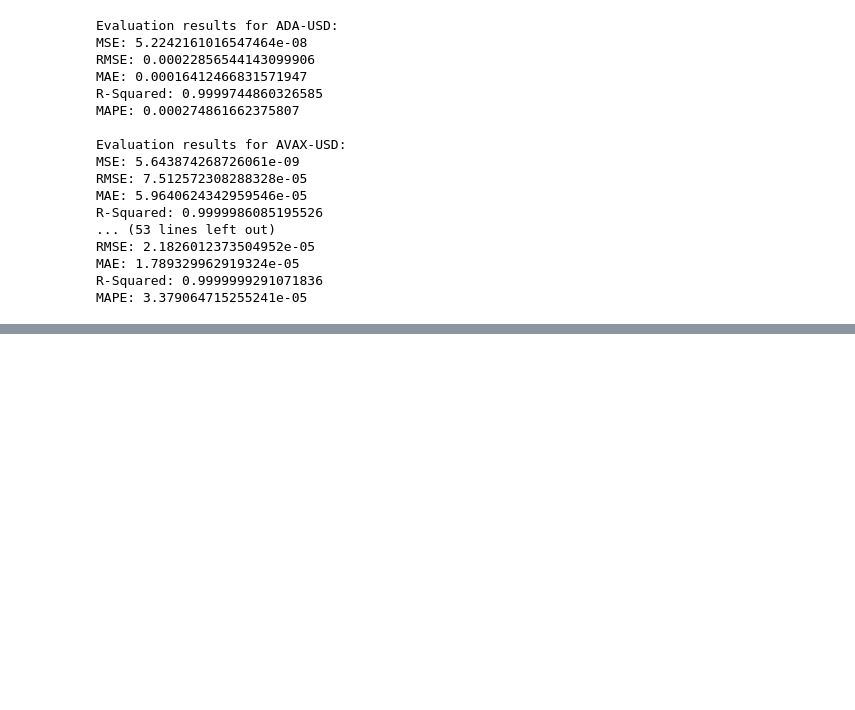
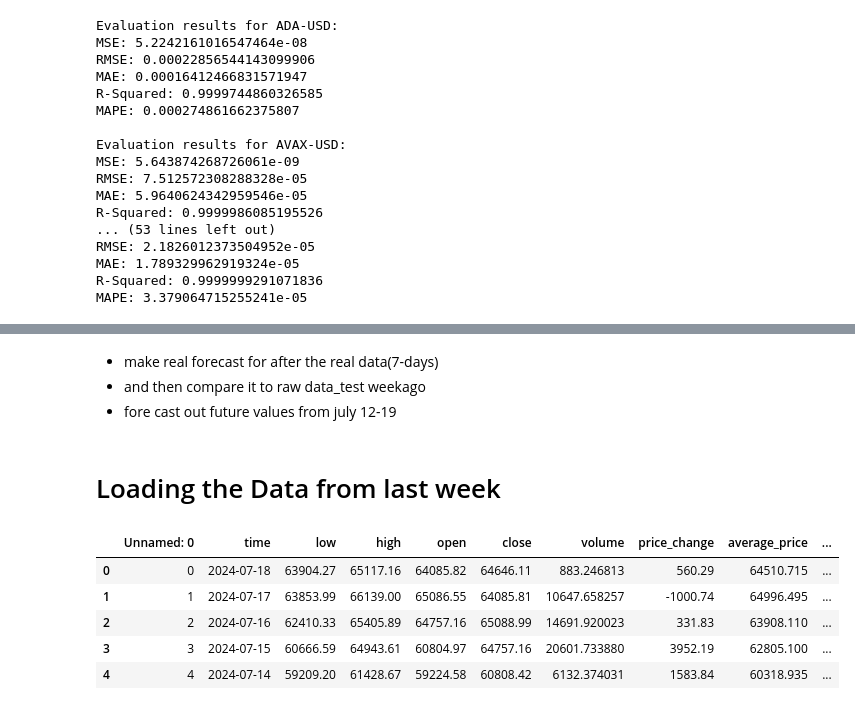
Before and after one commit to Ashahbazi90/Capstone_Project, a Jupyter notebook: Data_Cleaning_Last.ipynb, the cells around one changed output, grey strips where cells are left out. Cells and saved outputs as stored; diff of their text form; code cells hidden in the pictures; blank space fills up the shorter version.

```diff
--- a/Data_Cleaning_Last.ipynb
+++ b/Data_Cleaning_Last.ipynb
@@ -1801,3 +1801,23 @@ update_table(product_id_dropdown.value)
 # %% [output]
 Dropdown(description='Product ID:', options=('ADA-USD', 'AVAX-USD', 'BTC-USD', 'COMP-USD', 'ETH-USD', 'LINK-US…
 [interactive output not drawn]
+# %% [markdown]
+- make real forecast for after the real data(7-days)
+- and then compare it to raw data_test weekago
+- fore cast out future values from july 12-19
+# %% [markdown]
+# Loading the Data from last week
+# %%
+# Define the path to the dataset
+file_path1 = '/Users/aryasmc/My_USD/Year_2024/Summer_2024/Capstone_Project/Capstone_Project/Cleaned_Data/test_weekago_cleaned.csv'
+
+# Load the dataset
+last_week = pd.read_csv(file_path1)
+last_week.head()
+# %% [output]
+|  | Unnamed: 0 | time | low | high | open | close | volume | price_change | average_price | ... |
+| 0 | 0 | 2024-07-18 | 63904.27 | 65117.16 | 64085.82 | 64646.11 | 883.246813 | 560.29 | 64510.715 | ... |
+| 1 | 1 | 2024-07-17 | 63853.99 | 66139.00 | 65086.55 | 64085.81 | 10647.658257 | -1000.74 | 64996.495 | ... |
+| 2 | 2 | 2024-07-16 | 62410.33 | 65405.89 | 64757.16 | 65088.99 | 14691.920023 | 331.83 | 63908.110 | ... |
+| 3 | 3 | 2024-07-15 | 60666.59 | 64943.61 | 60804.97 | 64757.16 | 20601.733880 | 3952.19 | 62805.100 | ... |
+| 4 | 4 | 2024-07-14 | 59209.20 | 61428.67 | 59224.58 | 60808.42 | 6132.374031 | 1583.84 | 60318.935 | ... |
```
Also changed, not shown: parts of 12 cells of this notebook, 2 other files.
